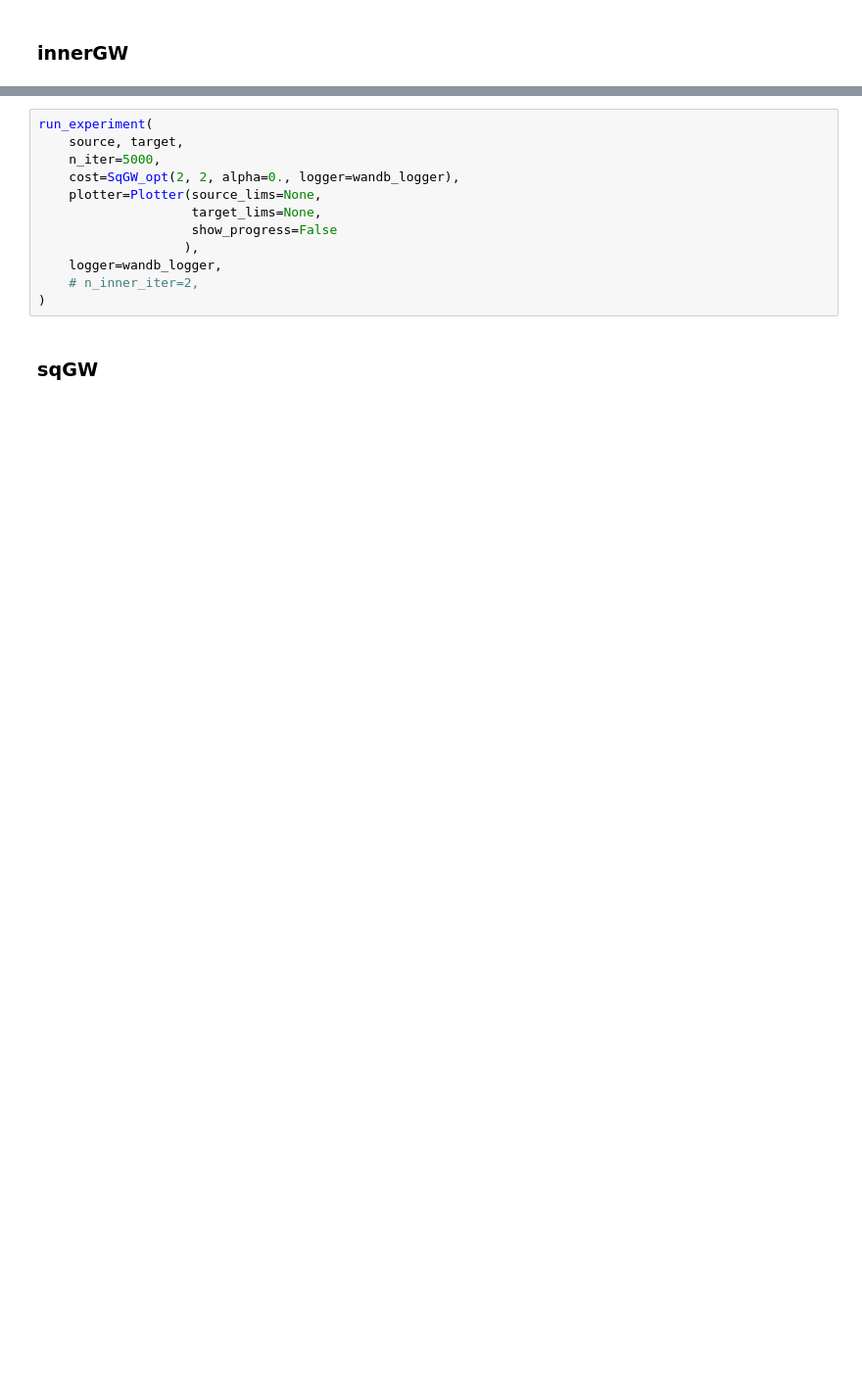
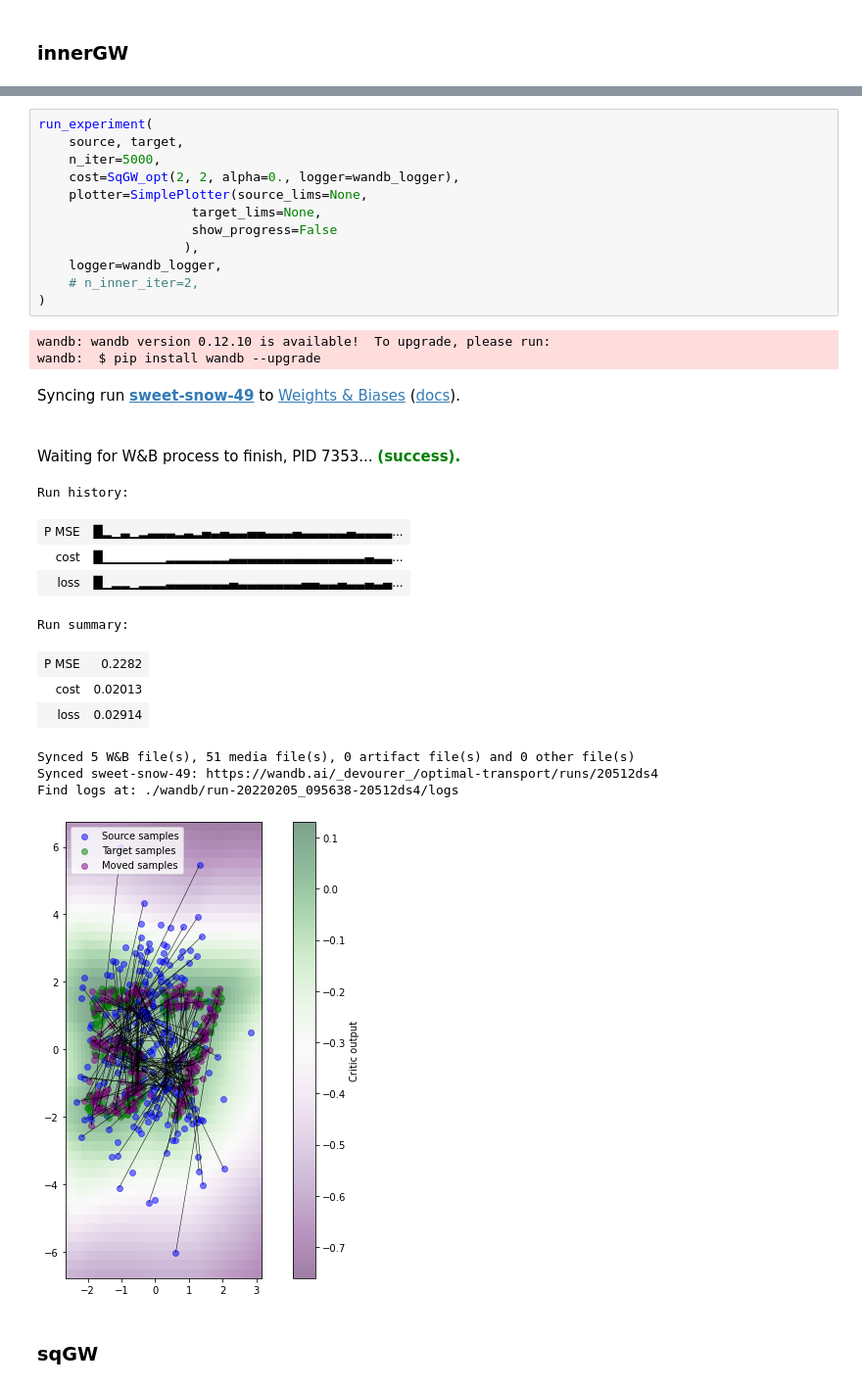
Before and after one commit to max-nekrashevich/optimal-transport-and-stuff, a Jupyter notebook: mmr-solver/notebooks/innerGW-synthetic-data.ipynb, the cells around one changed output, grey strips where cells are left out. Shown: that part at 98% size. Cells and saved outputs as stored; diff of their text form; blank space fills up the shorter version.

```diff
--- a/mmr-solver/notebooks/innerGW-synthetic-data.ipynb
+++ b/mmr-solver/notebooks/innerGW-synthetic-data.ipynb
@@ -359,15 +380,32 @@ run_experiment(
 # %%
 run_experiment(
     source, target,
     n_iter=5000,
     cost=SqGW_opt(2, 2, alpha=0., logger=wandb_logger),
-    plotter=Plotter(source_lims=None,
+    plotter=SimplePlotter(source_lims=None,
                     target_lims=None,
                     show_progress=False
                    ),
     logger=wandb_logger,
     # n_inner_iter=2,
 )
+# %% [output]
+wandb: wandb version 0.12.10 is available!  To upgrade, please run:
+wandb:  $ pip install wandb --upgrade
+Syncing run sweet-snow-49 to Weights & Biases (docs).
+Waiting for W&B process to finish, PID 7353... (success).
+Run history:
+| P MSE | █▂▁▃▁▂▃▃▃▂▃▂▄▃▄▃▃▄▄▃▃▃▄▃▃▃▃▃▄▃▃▃▃... |
+| cost | █▁▁▁▁▁▁▁▂▂▂▂▂▂▂▃▃▃▃▃▃▃▃▃▃▃▃▃▃▃▄▃▃... |
+| loss | █▁▂▂▁▂▂▂▃▃▃▃▃▃▃▄▃▃▃▃▃▃▃▄▄▃▃▄▃▃▄▃▄... |
+Run summary:
+| P MSE | 0.2282 |
+| cost | 0.02013 |
+| loss | 0.02914 |
+Synced 5 W&B file(s), 51 media file(s), 0 artifact file(s) and 0 other file(s)
+Synced sweet-snow-49: https://wandb.ai/_devourer_/optimal-transport/runs/20512ds4
+Find logs at: ./wandb/run-20220205_095638-20512ds4/logs
+[figure, added]
 # %% [markdown]
 ### sqGW
 # %%
```
Also changed, not shown: parts of 19 cells of this notebook, 6 other files.
